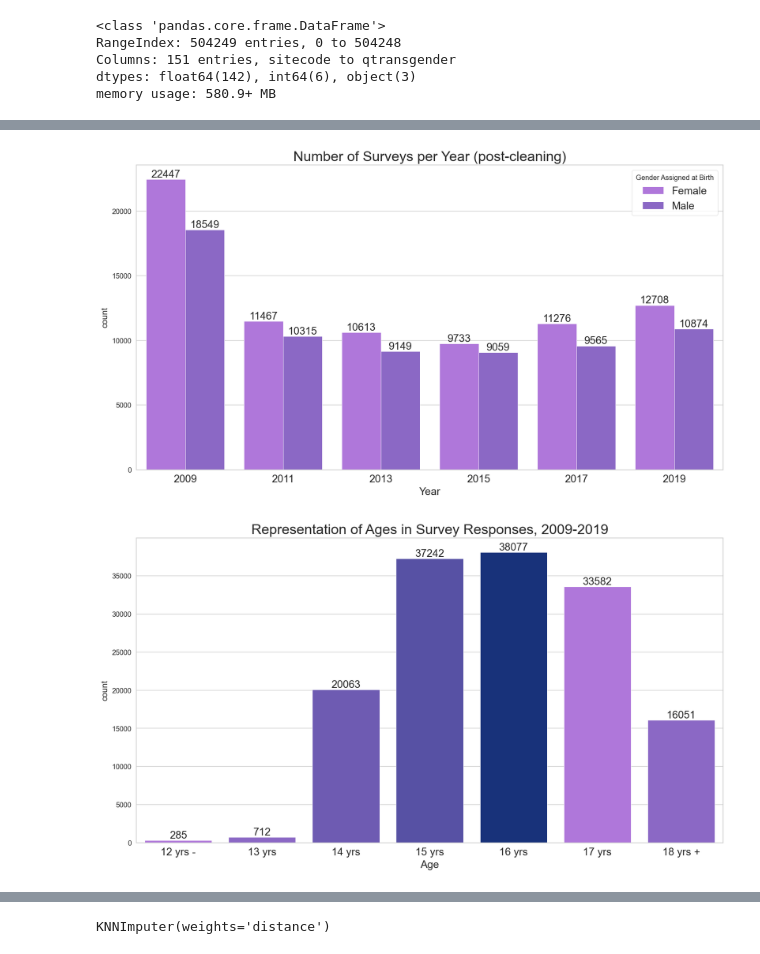
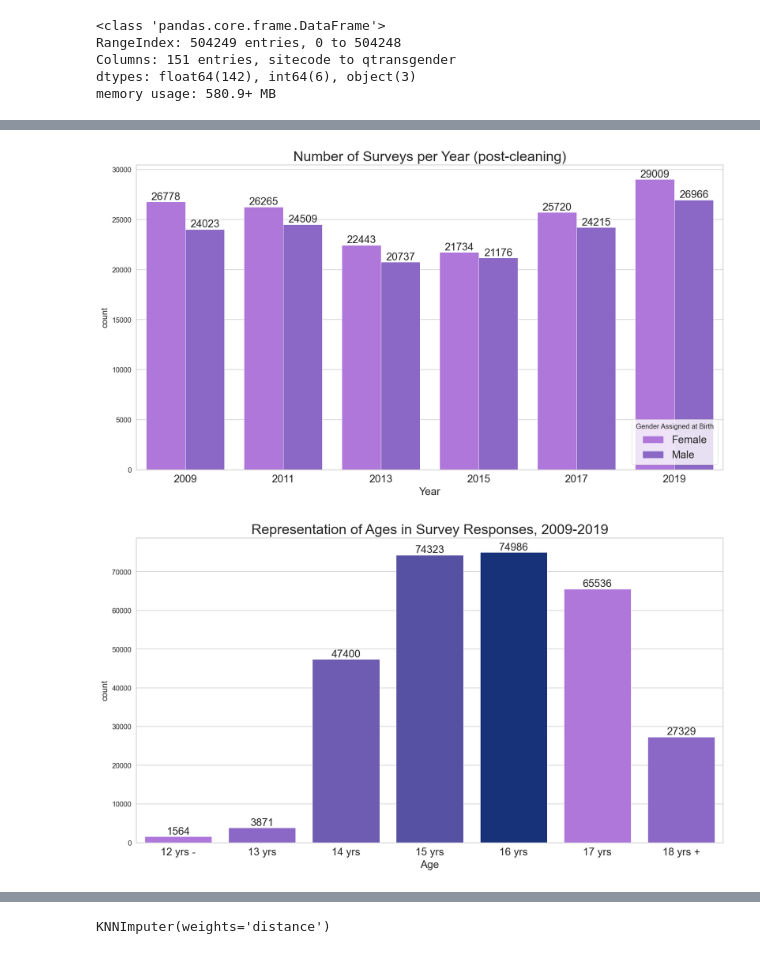
Before and after one commit to beckyepeters/risk_behaviors, a Jupyter notebook: multi_label_pred.ipynb, the cells around one changed output, grey strips where cells are left out. Drawn from its saved outputs; the diff is of its cells as text; code cells hidden in the pictures.

```diff
--- a/multi_label_pred.ipynb
+++ b/multi_label_pred.ipynb
@@ -48,8 +50,8 @@ memory usage: 580.9+ MB
 
 df.set_index('record', inplace=True)
 # %%
-to_drop = ['sitecode', 'sitetype', 'sitetypenum', 'survyear', 'weight',
-          'stratum', 'PSU', 'stheight', 'stweight', 'stheight',
+to_drop = ['sitecode', 'sitetype', 'sitetypenum', 'sitename', 'survyear', 'weight',
+          'stratum', 'PSU', 'stheight', 'stweight', 'stheight', 'race4',
           'stweight', 'bmipct', 'qnobese', 'qnowt', 'q66',
           'q65', 'sexid', 'sexpart', 'sexpart2', 'q8', 'q9',
           'q10', 'q11', 'q13', 'q14', 'q16', 'q18',
@@ -166,29 +138,29 @@ memory usage: 31.2+ MB
 # %%
 fig, ax = plt.subplots(figsize=(15, 8))
-sns.countplot(data=df_full, x='year', hue='sex', palette=colors, ax=ax)
+sns.countplot(data=df, x='year', hue='sex', palette=colors, ax=ax)
 
 ax.bar_label(ax.containers[0], fontsize=15, fmt='%d')
 ax.bar_label(ax.containers[1], fontsize=15, fmt='%d')
 
 ax.set_title('Number of Surveys per Year (post-cleaning)', fontsize=20)
 ax.set_xticklabels(labels=[2009, 2011, 2013, 2015, 2017, 2019], fontsize=15)
 ax.set_xlabel('Year', fontsize=15)
-ax.legend(title='Gender Assigned at Birth', labels=['Female', 'Male'], loc='upper right', fontsize=15);
+ax.legend(title='Gender Assigned at Birth', labels=['Female', 'Male'], loc='lower right', fontsize=15);
 # %% [output]
-[figure, old version]
+[figure, new version]
 # %%
 age_dict = {1: '12 yrs -', 2: '13 yrs', 3: '14 yrs',
            4: '15 yrs', 5: '16 yrs', 6: '17 yrs', 7: '18 yrs +'}
 age_labels = [v for k, v in age_dict.items()]
 # %%
 fig, ax = plt.subplots(figsize=(15, 8))
-sns.countplot(data=df_full, x='age', palette=colors, ax=ax)
+sns.countplot(data=df, x='age', palette=colors, ax=ax)
 ax.set_xticklabels(labels=age_labels, fontsize=15)
 ax.set_title('Representation of Ages in Survey Responses, 2009-2019', fontsize=20)
 ax.bar_label(ax.containers[0], fontsize=15, fmt='%d')
 ax.set_xlabel('Age', fontsize=15);
 # %% [output]
-[figure, old version]
+[figure, new version]
 # %%
 race7_dict = {1: 'AmInd/AlaskaNat', 2: 'Asian', 3: 'Black or Af Am',
              4: 'Hisp/Latinx', 5: 'NatHaw/OtherPacIsl', 6: 'White', 7: 'Multiple Races (Non-Hisp)'}
```
Also changed, not shown: parts of 114 cells of this notebook, 17 other files.
